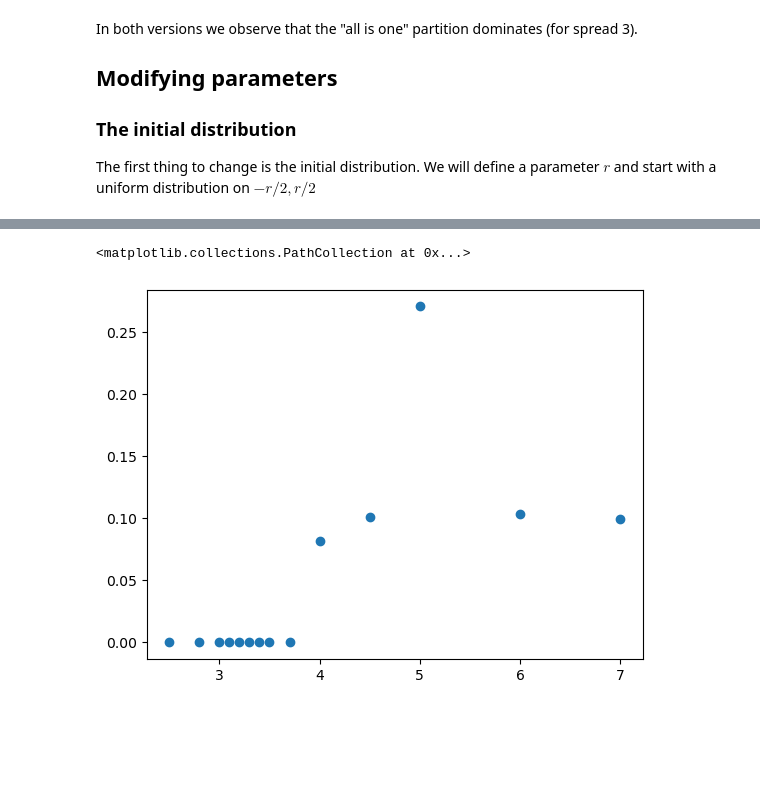
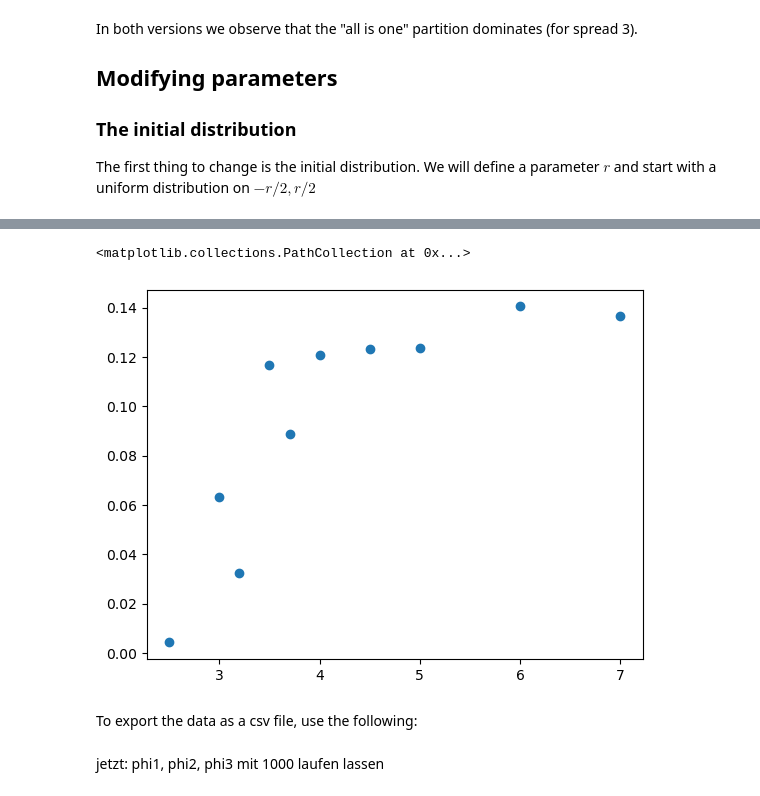
Before and after one commit to ArneWolf/Bd_confidence_communities, a Jupyter notebook: Main.ipynb, the cells around one changed output, grey strips where cells are left out. Saved outputs shown, nothing was run; the diff lists cells and outputs as text; code cells hidden in the pictures; blank space fills up the shorter version.

```diff
--- a/Main.ipynb
+++ b/Main.ipynb
@@ -36,3 +40,13 @@ def phi(dist):
     else:
         res=0
     return res
+# %%
+def phi2(dist):
+    """
+    An alternative bump function: sharp boarder of ignoring
+    """
+    if dist<1:
+        re=1-dist**2
+    else:
+        re=0
+    return re
@@ -44,7 +68,7 @@ def abl(t,arr):
     inc=nx.incidence_matrix(G,oriented=True).toarray()
     v=[]
     for k in nx.edges(G):
-        v=np.append(v,[phi(abs(arr[k[0]]-arr[k[1]]))])
+        v=np.append(v,[phi2(abs(arr[k[0]]-arr[k[1]]))])
     return -np.dot(np.matmul(np.matmul(inc,np.diag(v)),np.transpose(inc)),arr)
 # %%
 def test(lsg):
@@ -243,10 +268,10 @@ Erste Erkenntnisse: $r=5$ ist zu groß: wir bekommen im Durchschnitt 7 cluster u
 Selbst bei $r=4$ und $n=100$ noch keine Dopplung, aber nur $4.4$ cluster
 Bei $3.5$ gibt es Dopplung, dann ist aber das alles in eins das Wahrscheinlichste
 # %%
-n=100
+n=10
 G=nx.karate_club_graph()
-#data=basicalg(n,2.5,G)
-for r in [5,6,7]:
+data=basicalg(n,2.5,G)
+for r in [3,3.2,3.5,3.7,4,4.5,5,6,7,8,9]:
     data=np.vstack([data,basicalg(n,r,G)])
 data
 # %% [output]
@@ -270,5 +279,5 @@ array([[2.5, 0.61, 0.0, 1.58, 0.041539283366206436, 40,
 # %%
-plt.scatter(data[:,0],data[:,2])
+plt.scatter(data[:,0],data[:,4])
 # %% [output]
 <matplotlib.collections.PathCollection at 0x...>
-[figure, old version]
+[figure, new version]
@@ -289,0 +284,2 @@ def phi3(dist):
+# %% [markdown]
+To export the data as a csv file, use the following:
@@ -289,0 +291,2 @@ def phi3(dist):
+# %% [markdown]
+jetzt: phi1, phi2, phi3 mit 1000 laufen lassen
```
Also changed, not shown: parts of 10 cells of this notebook.
